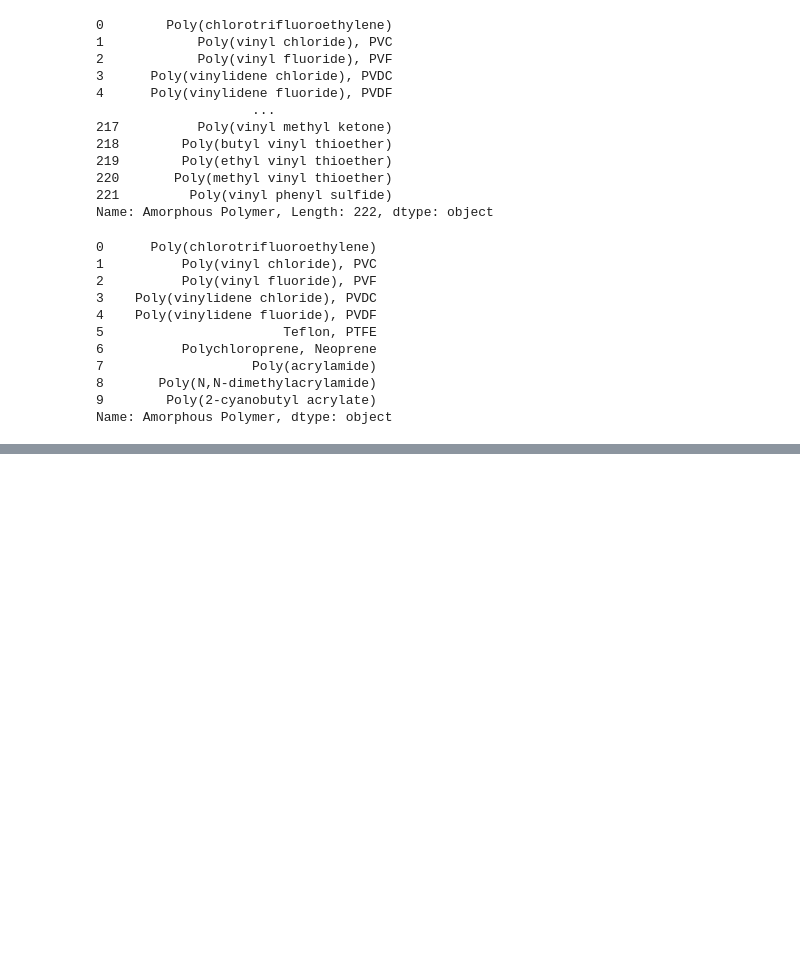
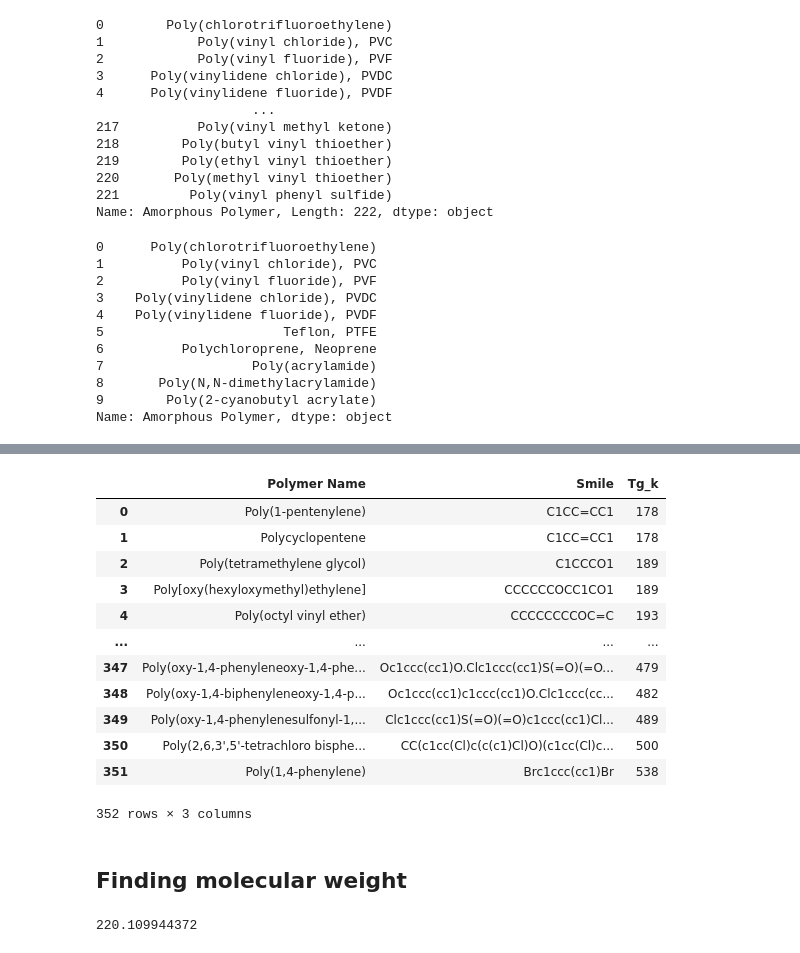
Before and after one commit to sanalps/Polymer_Glass_Transition_Predictor, a Jupyter notebook: glass_transition_a1.ipynb, the cells around one changed output, grey strips where cells are left out. Saved outputs shown, nothing was run; the diff lists cells and outputs as text; code cells hidden in the pictures; blank space fills up the shorter version.

```diff
--- a/glass_transition_a1.ipynb
+++ b/glass_transition_a1.ipynb
@@ -147,0 +161,25 @@ for polymer in polymers1:
+# %%
+import pandas as pd
+df = pd.read_csv ('/content/gdrive/MyDrive/git_projects/glass_transition/glass_transition/glass_transition_b1.csv')
+df
+# %% [output]
+|  | Polymer Name | Smile | Tg_k |
+| 0 | Poly(1-pentenylene) | C1CC=CC1 | 178 |
+| 1 | Polycyclopentene | C1CC=CC1 | 178 |
+| 2 | Poly(tetramethylene glycol) | C1CCCO1 | 189 |
+| 3 | Poly[oxy(hexyloxymethyl)ethylene] | CCCCCCOCC1CO1 | 189 |
+| 4 | Poly(octyl vinyl ether) | CCCCCCCCOC=C | 193 |
+| ... | ... | ... | ... |
+| 347 | Poly(oxy-1,4-phenyleneoxy-1,4-phe... | Oc1ccc(cc1)O.Clc1ccc(cc1)S(=O)(=O... | 479 |
+| 348 | Poly(oxy-1,4-biphenyleneoxy-1,4-p... | Oc1ccc(cc1)c1ccc(cc1)O.Clc1ccc(cc... | 482 |
+| 349 | Poly(oxy-1,4-phenylenesulfonyl-1,... | Clc1ccc(cc1)S(=O)(=O)c1ccc(cc1)Cl... | 489 |
+| 350 | Poly(2,6,3',5'-tetrachloro bisphe... | CC(c1cc(Cl)c(c(c1)Cl)O)(c1cc(Cl)c... | 500 |
+| 351 | Poly(1,4-phenylene) | Brc1ccc(cc1)Br | 538 |
+352 rows × 3 columns
+# %% [markdown]
+## Finding molecular weight
+# %%
+from rdkit.Chem.Descriptors import ExactMolWt
+ExactMolWt(Chem.MolFromSmiles('C=CC(=O)Oc1ccc(CCCOC)cc1'))
+# %% [output]
+220.109944372
```
Also changed, not shown: parts of 37 cells of this notebook.
